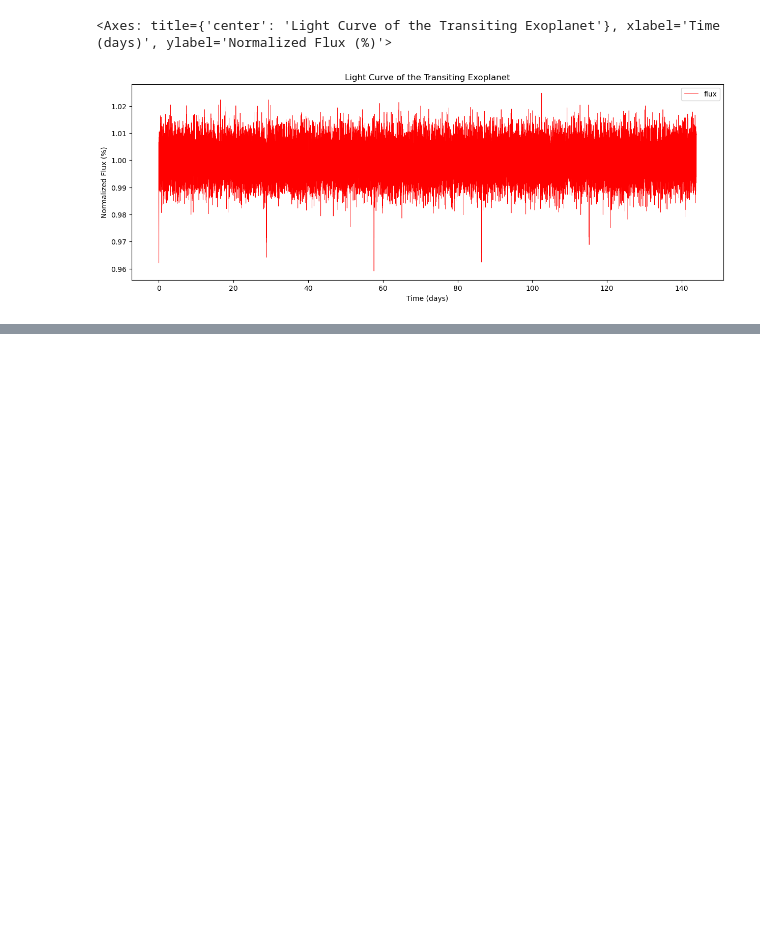
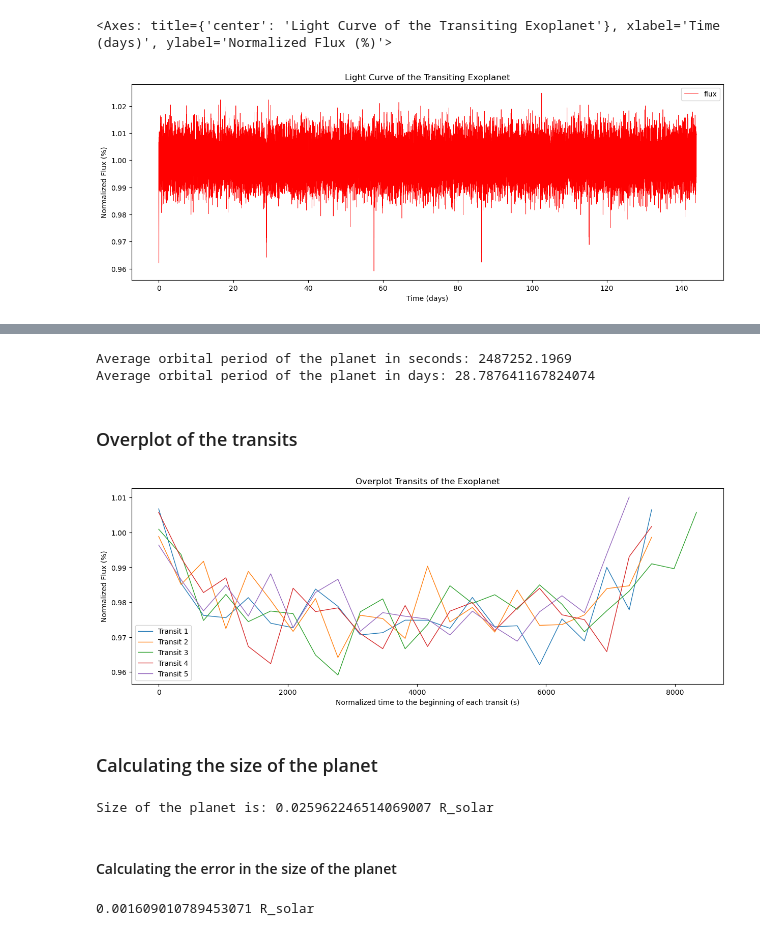
Before and after one commit to zknutson/MySimulatedExoplanet, a Jupyter notebook: LightCurvePlotting.ipynb, the cells around one changed output, grey strips where cells are left out. Saved outputs shown, nothing was run; the diff lists cells and outputs as text; code cells hidden in the pictures; blank space fills up the shorter version.

```diff
--- a/LightCurvePlotting.ipynb
+++ b/LightCurvePlotting.ipynb
@@ -29,0 +98,57 @@ data.plot(x = 'time', y = 'flux', kind = 'line', xlabel = 'Time (days)', ylabel
+# %%
+transitT = np.array(transits).transpose()
+timeDiffs = []
+for i in range(1, len(transitT[0])):
+    timeDiffs = transitT[0][i] - transitT[0][i - 1]
+print("Average orbital period of the planet in seconds:",np.average(timeDiffs))
+print("Average orbital period of the planet in days:",np.average(timeDiffs)/86400)
+# %% [output]
+Average orbital period of the planet in seconds: 2487252.1969
+Average orbital period of the planet in days: 28.787641167824074
+# %% [markdown]
+### Overplot of the transits
+# %%
+newData = pd.DataFrame()
+longest = 0
+longData = []
+plt.figure(figsize=(15, 5))
+for i in range(len(transits)):
+    #normalize the time between the transits
+    mycooldataframe = list((data['time'].where((data['time'] >= transits[i][0]) & (data['time'] <= transits[i][1])) - transits[i][0]).dropna())
+    if len(mycooldataframe) > longest:
+        longest = len(mycooldataframe)
+        longData = mycooldataframe
+newData['time'] = longData
+for i in range(len(transits)):
+    time = list((data['time'].where((data['time'] >= transits[i][0]) & (data['time'] <= transits[i][1])) - transits[i][0]).dropna())
+    flux = list((data['flux'].where((data['time'] <= transits[i][1]) & (data['time'] >= transits[i][0]))).dropna())
+    plt.plot(time, flux, linewidth=1, label='Transit ' + str(i + 1))
+plt.xlabel('Normalized time to the beginning of each transit (s)')
+plt.ylabel('Normalized Flux (%)')
+plt.title('Overplot Transits of the Exoplanet')
+plt.legend()
+plt.show()
+# %% [output]
+[figure, added]
+# %% [markdown]
+### Calculating the size of the planet
+# %%
+averageDepths = []
+averageSD = []
+for i in range(len(transits)):
+    averageDepths = averageTransitDepth(transits[i][0] + 347, transits[i][1] - 347)
+    averageSDs = stdTransitDepth(transits[i][0] + 347, transits[i][1] - 347)
+averageDepth = np.average(averageDepths)
+averageSD = np.average(averageSDs)
+R_planet = R_star * np.sqrt(1 - averageDepth)
+print("Size of the planet is:", R_planet, "R_solar")
+# %% [output]
+Size of the planet is: 0.025962246514069007 R_solar
+# %% [markdown]
+#### Calculating the error in the size of the planet
+# %%
+standardErrorLum = averageSD / len(transits)
+error = R_star * (np.sqrt(1 - (averageDepth - standardErrorLum)) - np.sqrt(1 - (averageDepth + standardErrorLum)))
+print(error, "R_solar")
+# %% [output]
+0.001609010789453071 R_solar
```
Also changed, not shown: parts of 13 cells of this notebook.
